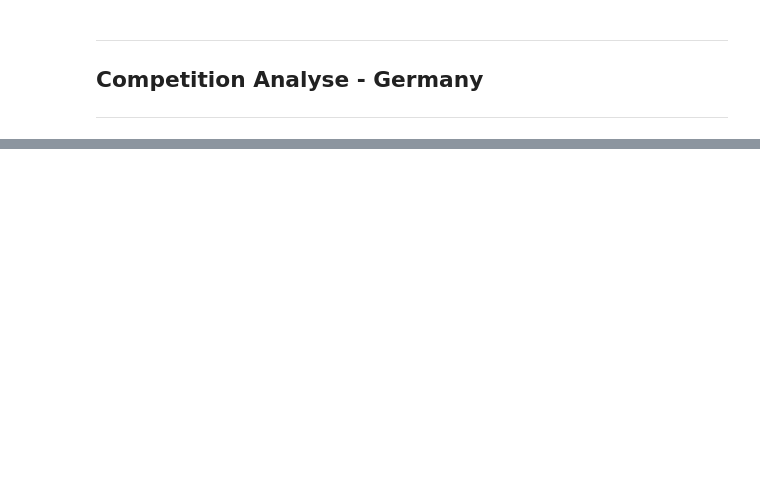
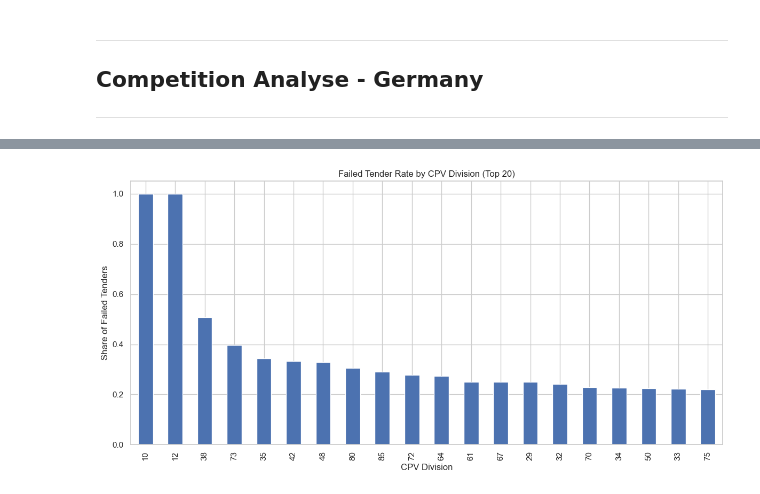
Before and after one commit to datascience-faina/public-procurement-support, a Jupyter notebook: notebooks/04_eda_competition.ipynb, the cells around one changed output, grey strips where cells are left out. Cells and saved outputs as stored; diff of their text form; code cells hidden in the pictures; blank space fills up the shorter version.

```diff
--- a/notebooks/04_eda_competition.ipynb
+++ b/notebooks/04_eda_competition.ipynb
@@ -222,0 +246,6 @@ df_de[["IS_FAILED_TENDER", "IS_LOW_COMPETITION", "OFFERS_BIN"]].describe()
+# %%
+# competition by CPV division
+
+plot_failed_rate_by_cpv_division(df_de, save=True, path = visual_de)
+# %% [output]
+[figure, added]
```
Also changed, not shown: parts of 17 cells of this notebook, 13 other files.
